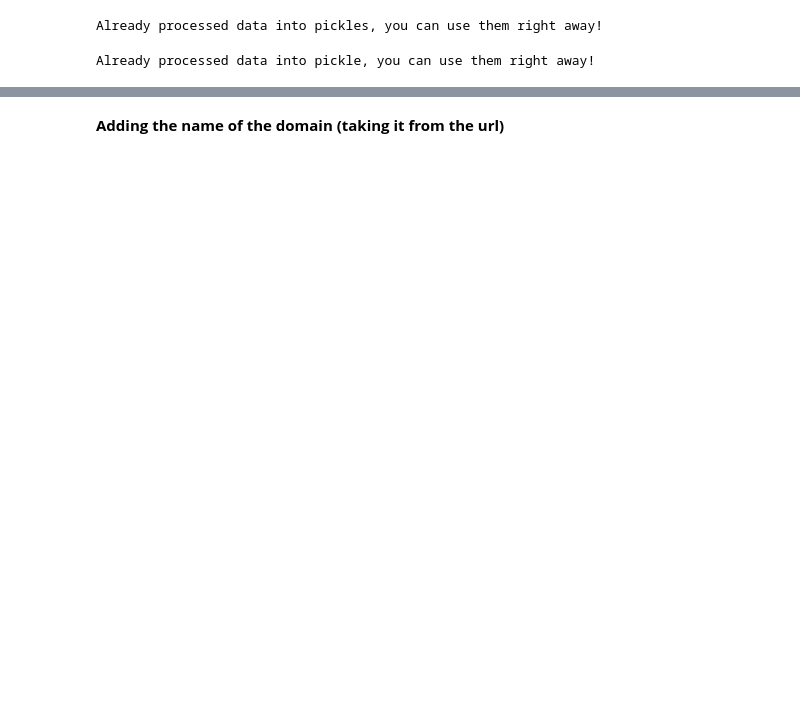
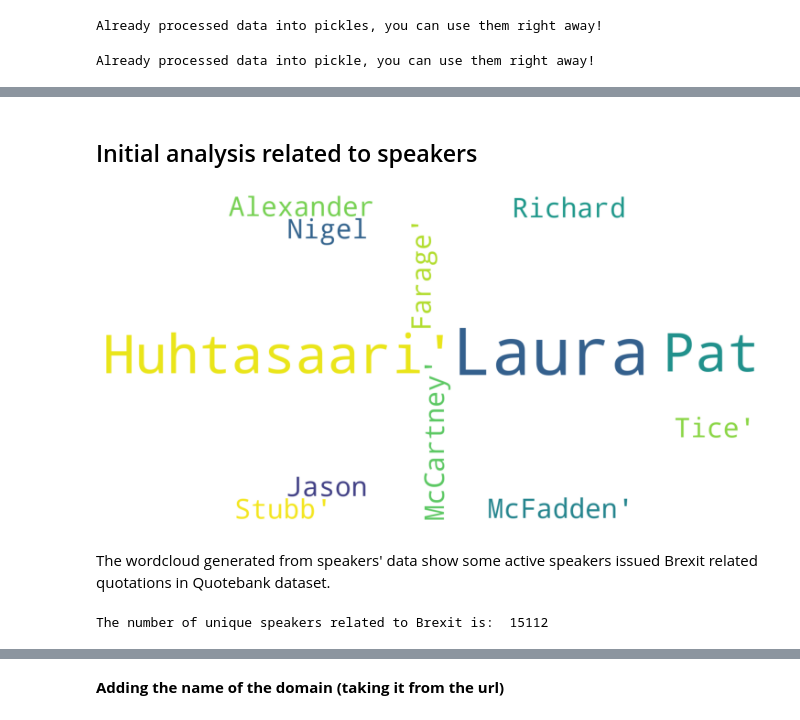
Before and after one commit to epfl-ada/ada-2021-project-top-spot, a Jupyter notebook: project.ipynb, the cells around one changed output, grey strips where cells are left out. Cells and saved outputs as stored; diff of their text form; code cells hidden in the pictures; blank space fills up the shorter version.

```diff
--- a/project.ipynb
+++ b/project.ipynb
@@ -288,23 +225,0 @@ plt.show()
-# %%
-import gensim
-from gensim.utils import simple_preprocess
-import nltk
-nltk.download('stopwords')
-from nltk.corpus import stopwords
-
-stop_words = stopwords.words('english')
-stop_words.extend(['thats', 'one', 'let', 'put', 'lot','mean'])
-
-def sent_to_words(sentences):
-    for sentence in sentences:
-        # deacc=True removes punctuations
-        yield(gensim.utils.simple_preprocess(str(sentence), deacc=True))
-def remove_stopwords(texts):
-    return [[word for word in simple_preprocess(str(doc))
-             if word not in stop_words] for doc in texts]
-
-data = df.quotation_processed.values.tolist()
-data_words = list(sent_to_words(data))
-# remove stop words
-data_words = remove_stopwords(data_words)
-print(data_words[:1][0][:30])
@@ -590,0 +345,22 @@ df.head()
+# %% [markdown]
+## Initial analysis related to speakers
+# %%
+# Generate  word cloud for speakers
+text = df['speaker'].values
+mask = np.array(Image.open('/content/drive/Shareddrives/Ada/img/Flag_of_the_United_Kingdom.png'))
+wordcloud = WordCloud(width = 800, height = 800,
+            background_color ='white',
+            mask=mask,
+            min_font_size = 10).generate(str(text))
+
+
+# plot the WordCloud image
+plt.figure(figsize = (10, 20), facecolor = None)
+plt.imshow(wordcloud)
+plt.axis("off")
+plt.tight_layout(pad = 0)
+plt.show()
+# %% [output]
+[figure, added]
+# %% [markdown]
+The wordcloud generated from speakers' data show some active speakers issued Brexit related quotations in Quotebank dataset.
@@ -590,0 +373,4 @@ df.head()
+# %%
+print("The number of unique speakers related to Brexit is: ", len(set_unique_speakers))
+# %% [output]
+The number of unique speakers related to Brexit is:  15112
```
Also changed, not shown: parts of 98 cells of this notebook.
